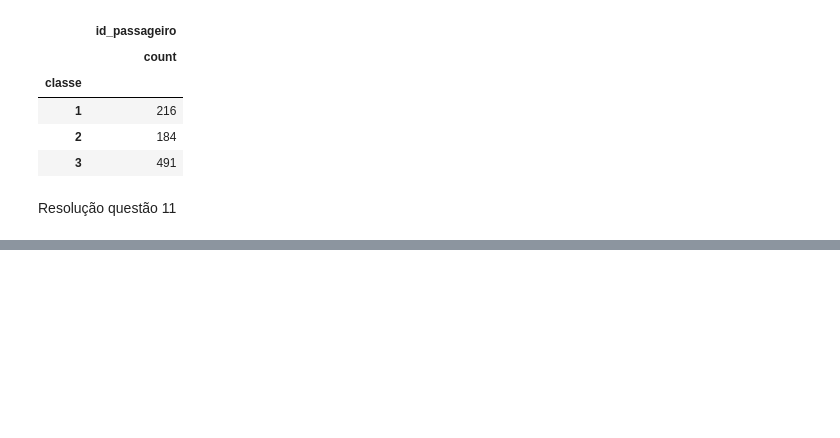
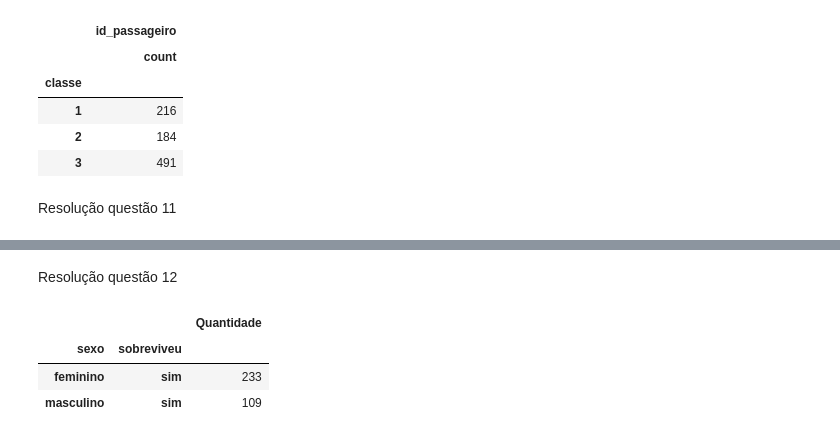
Before and after one commit to carolinesantosf/intro_python_verao_ime_2023, a Jupyter notebook: exercicios/exercicio02.ipynb, the cells around one changed output, grey strips where cells are left out. Saved outputs shown, nothing was run; the diff lists cells and outputs as text; code cells hidden in the pictures; blank space fills up the shorter version.

```diff
--- a/exercicios/exercicio02.ipynb
+++ b/exercicios/exercicio02.ipynb
@@ -158,0 +174,11 @@ ValueError: No axis named sobreviveu for object type DataFrame
+# %% [markdown]
+Resolução questão 12
+# %%
+genero = df[df['sobreviveu']=='sim']
+genero = genero[['id_passageiro','sexo','sobreviveu']].groupby(['sexo','sobreviveu']).count().rename(columns={'id_passageiro':'Quantidade'})
+genero
+# %% [output]
+|  |  | Quantidade |
+| sexo | sobreviveu |  |
+| feminino | sim | 233 |
+| masculino | sim | 109 |
```
Also changed, not shown: parts of 3 cells of this notebook.
